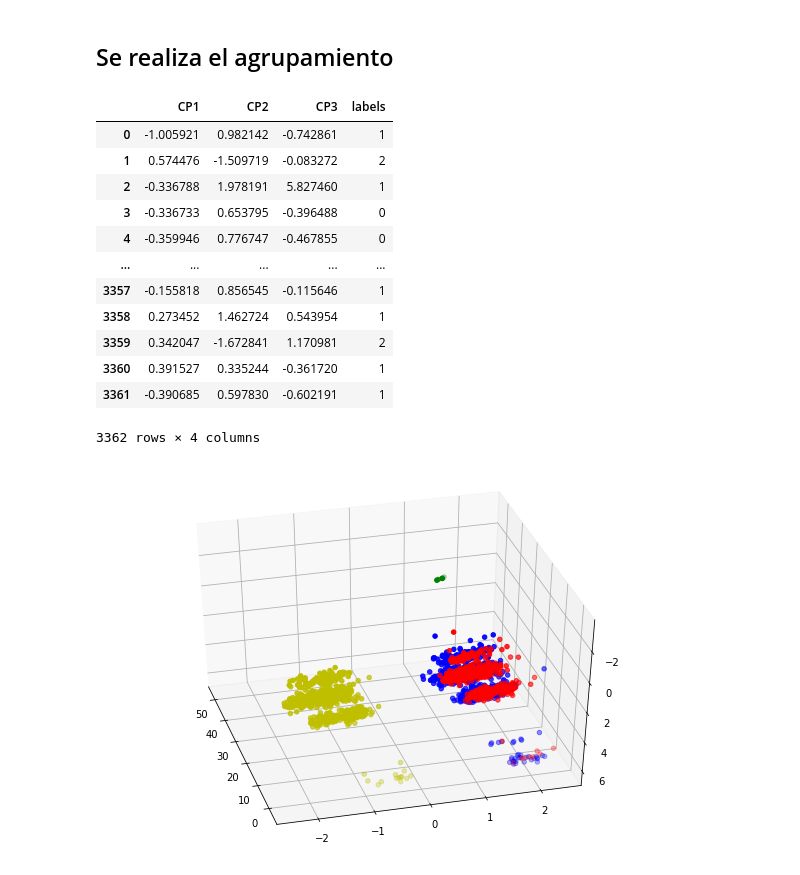
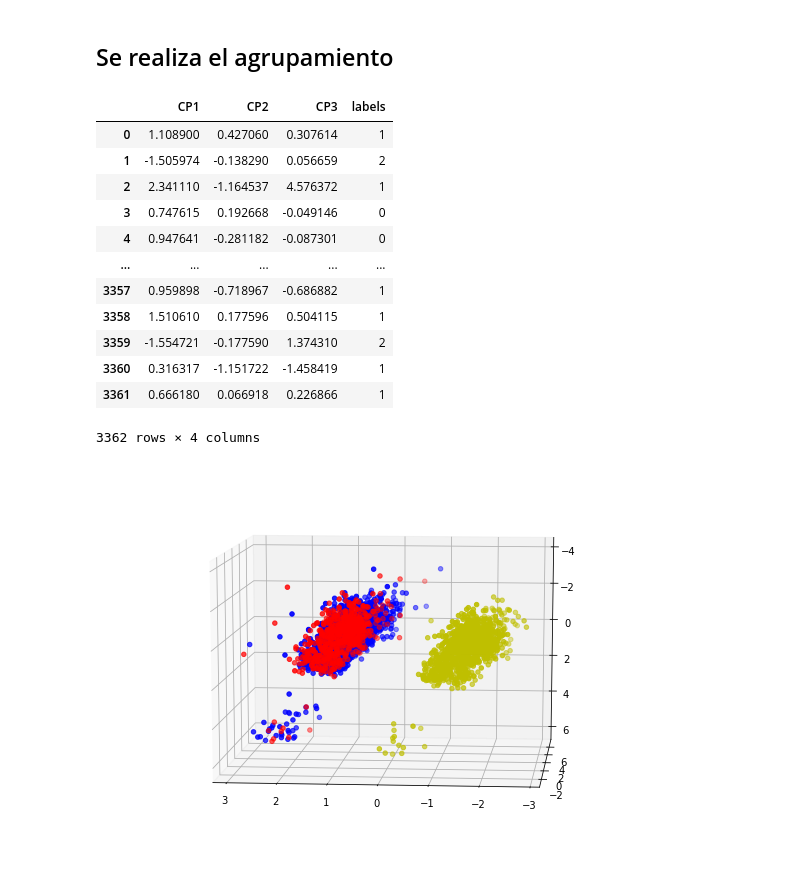
Before and after one commit to mafer-saes01/Proyecto_ASE, a Jupyter notebook: ProyectoASE.ipynb, the cells around one changed output. Saved outputs shown, nothing was run; the diff lists cells and outputs as text; code cells hidden in the pictures.

```diff
--- a/ProyectoASE.ipynb
+++ b/ProyectoASE.ipynb
@@ -482,8 +542,3 @@ height_distr.transpose()
 # %% [output]
 |  | count | mean | std | min | 25% | 50% | 75% | max |
 | Estatura | 3362.0 | 170.508244 | 83.899779 | 70.0 | 165.0 | 170.0 | 175.0 | 5000.0 |
-# %%
-jalisco_df[jalisco_df["Estatura"]==70]=170
-jalisco_df[jalisco_df["Estatura"]==80]=180
-jalisco_df[jalisco_df["Estatura"]==95]=195
-jalisco_df[jalisco_df["Estatura"]==5000]=jalisco_df["Estatura"].mean()
@@ -490 +556,6 @@ jalisco_df[jalisco_df["Estatura"]==5000]=jalisco_df["Estatura"].mean()
+# %%
+jalisco_df.loc[jalisco_df["Estatura"]==70,'Estatura']=170 #Se asume que solamente se pusieron los centímetros de la persona y no el metro, por lo que se cambia a 170 cm
+jalisco_df.loc[jalisco_df["Estatura"]==80,'Estatura']=180 #Se asume que solamente se pusieron los centímetros de la persona y no el metro, por lo que se cambia a 180 cm
+jalisco_df.loc[jalisco_df["Estatura"]==95,'Estatura']=195 #Se asume que solamente se pusieron los centímetros de la persona y no el metro, por lo que se cambia a 195 cm
+jalisco_df.loc[jalisco_df["Estatura"]==5000,'Estatura']=jalisco_df["Estatura"].mean() #Debido a que es más difícil asumir por qué se escribió que la persona medía 50 mts, se cambia el valor por el promedio de estaturas
 # %%
@@ -829,5 +918,6 @@ Elbow:  4
 # %%
-kmeans = KMeans(n_clusters=4,init="k-means++", max_iter=300,
+#Se encuentran los centroides de los grupos
+kmeans = KMeans(n_clusters=3,init="k-means++", max_iter=300,
                 n_init=10,random_state=2022)
 y_kmeans = kmeans.fit(data_clust)
 print(kmeans.cluster_centers_)
@@ -1363,3 +1457,0 @@ print(grupo_1['Lunares'].value_counts().to_string())
-# %%
-data_clust["labels"] = kmeans.labels_
-data_clust.groupby("labels").get_group(3)
@@ -1381,52 +1466,47 @@ principalDf["labels"] = kmeans.labels_
 principalDf
 # %% [output]
 |  | CP1 | CP2 | CP3 | labels |
-| 0 | -1.005921 | 0.982142 | -0.742861 | 1 |
-| 1 | 0.574476 | -1.509719 | -0.083272 | 2 |
-| 2 | -0.336788 | 1.978191 | 5.827460 | 1 |
-| 3 | -0.336733 | 0.653795 | -0.396488 | 0 |
-| 4 | -0.359946 | 0.776747 | -0.467855 | 0 |
+| 0 | 1.108900 | 0.427060 | 0.307614 | 1 |
+| 1 | -1.505974 | -0.138290 | 0.056659 | 2 |
+| 2 | 2.341110 | -1.164537 | 4.576372 | 1 |
+| 3 | 0.747615 | 0.192668 | -0.049146 | 0 |
+| 4 | 0.947641 | -0.281182 | -0.087301 | 0 |
 | ... | ... | ... | ... | ... |
-| 3357 | -0.155818 | 0.856545 | -0.115646 | 1 |
-| 3358 | 0.273452 | 1.462724 | 0.543954 | 1 |
-| 3359 | 0.342047 | -1.672841 | 1.170981 | 2 |
-| 3360 | 0.391527 | 0.335244 | -0.361720 | 1 |
-| 3361 | -0.390685 | 0.597830 | -0.602191 | 1 |
+| 3357 | 0.959898 | -0.718967 | -0.686882 | 1 |
+| 3358 | 1.510610 | 0.177596 | 0.504115 | 1 |
+| 3359 | -1.554721 | -0.177590 | 1.374310 | 2 |
+| 3360 | 0.316317 | -1.151722 | -1.458419 | 1 |
+| 3361 | 0.666180 | 0.066918 | 0.226866 | 1 |
 3362 rows × 4 columns
 # %%
+#Se grafica el agrupamiento de manera tridimensional para poder observar claramente cómo se separan los grupos
 cluster_0 = principalDf[principalDf["labels"] == 0]
 cluster_1 = principalDf[principalDf["labels"] == 1]
 cluster_2 = principalDf[principalDf["labels"] == 2]
-cluster_3 = principalDf[principalDf["labels"] == 3]
 
 x_0 = cluster_0["CP1"]
 y_0 = cluster_0["CP2"]
 z_0 = cluster_0["CP3"]
 
 x_1 = cluster_1["CP1"]
 y_1 = cluster_1["CP2"]
 z_1 = cluster_1["CP3"]
 
 x_2 = cluster_2["CP1"]
 y_2 = cluster_2["CP2"]
 z_2 = cluster_2["CP3"]
 
-x_3 = cluster_3["CP1"]
-y_3 = cluster_3["CP2"]
-z_3 = cluster_3["CP3"]
-
 # Creating figure
 fig = plt.figure(figsize = (10, 7))
 ax = plt.axes(projection ="3d")
 
 
 # Creating plot
 ax.scatter3D(x_0, y_0,z_0, c='r', marker='o')
 ax.scatter3D(x_1, y_1,z_1, c='b', marker='o')
 ax.scatter3D(x_2, y_2,z_2, c='y', marker='o')
-ax.scatter3D(x_3, y_3,z_3, c='g', marker='o')
 
-ax.view_init(-140, 15)
+ax.view_init(-170,85)
 plt.show()
 # %% [output]
-[figure, old version]
+[figure, new version]
```
Also changed, not shown: parts of 115 cells of this notebook.
